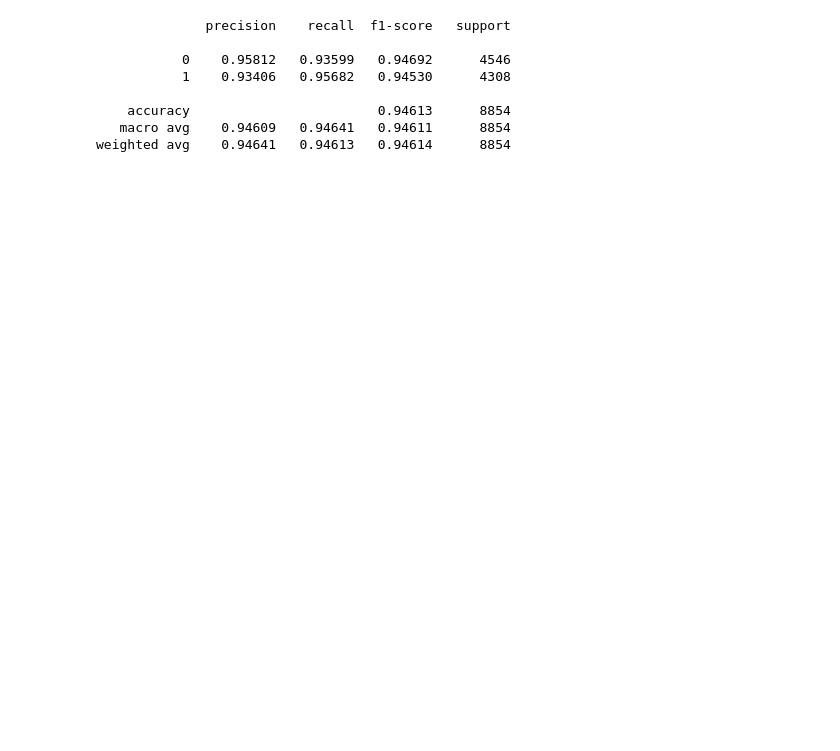
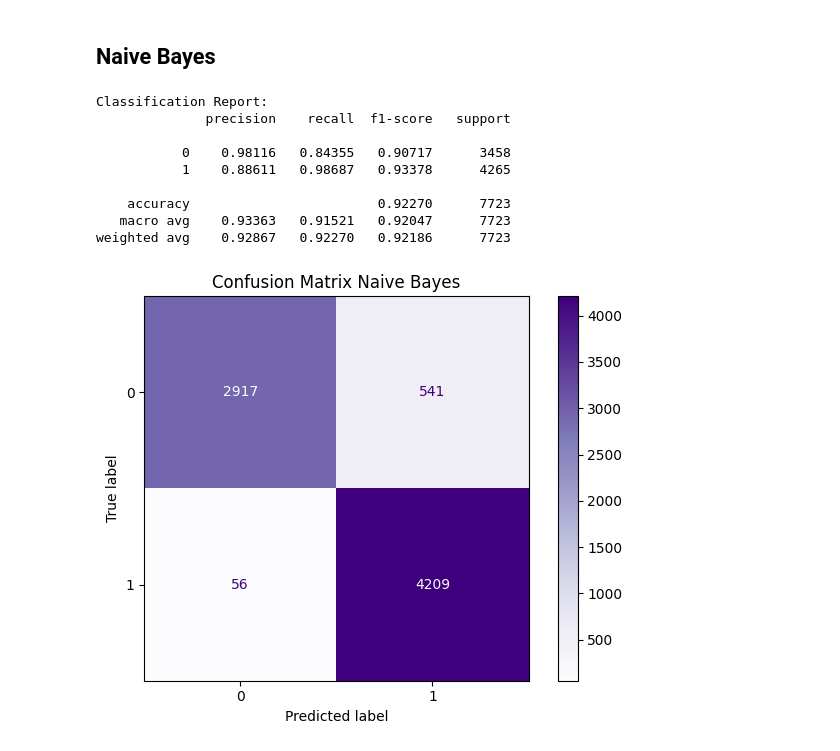
Before and after one commit to katerynamelnykova/fake-news-classifier, a Jupyter notebook: classical_models.ipynb, the cells around one changed output. Cells and saved outputs as stored; diff of their text form; code cells hidden in the pictures; blank space fills up the shorter version.

```diff
--- a/classical_models.ipynb
+++ b/classical_models.ipynb
@@ -42,21 +49,25 @@ weighted avg    0.98905   0.98904   0.98905      8854
+# %% [markdown]
+## Naive Bayes
 # %%
 nb = Pipeline([
     ('tfidf', TfidfVectorizer(stop_words='english')),
     ('clf', MultinomialNB())
 ])
 
 nb.fit(X_train, y_train)
 joblib.dump(nb, f'{models_isot_path}/naive_bayes.pkl')
 
 y_pred = nb.predict(X_test)
 
-print(classification_report(y_test, y_pred, digits=5))
+classification_summary(y_test, y_pred, title="Confusion Matrix Naive Bayes")
 # %% [output]
+Classification Report:
               precision    recall  f1-score   support
 
-           0    0.95812   0.93599   0.94692      4546
-           1    0.93406   0.95682   0.94530      4308
+           0    0.98116   0.84355   0.90717      3458
+           1    0.88611   0.98687   0.93378      4265
 
-    accuracy                        0.94613      8854
-   macro avg    0.94609   0.94641   0.94611      8854
-weighted avg    0.94641   0.94613   0.94614      8854
+    accuracy                        0.92270      7723
+   macro avg    0.93363   0.91521   0.92047      7723
+weighted avg    0.92867   0.92270   0.92186      7723
+[figure, added]
```
Also changed, not shown: parts of 8 cells of this notebook, 11 other files.
